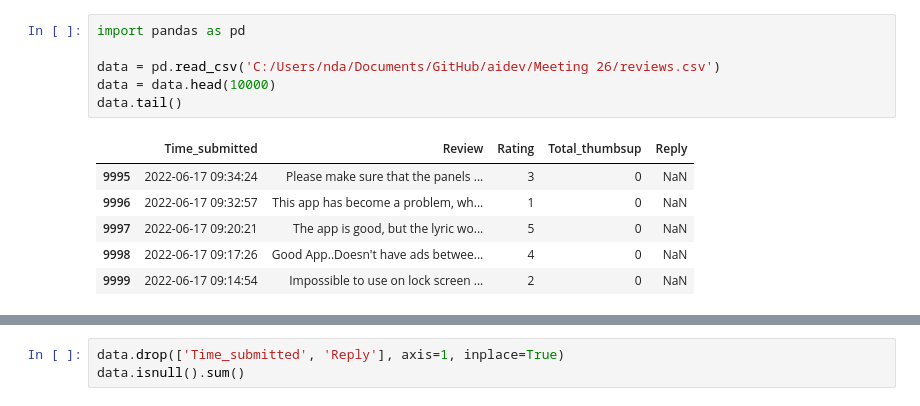
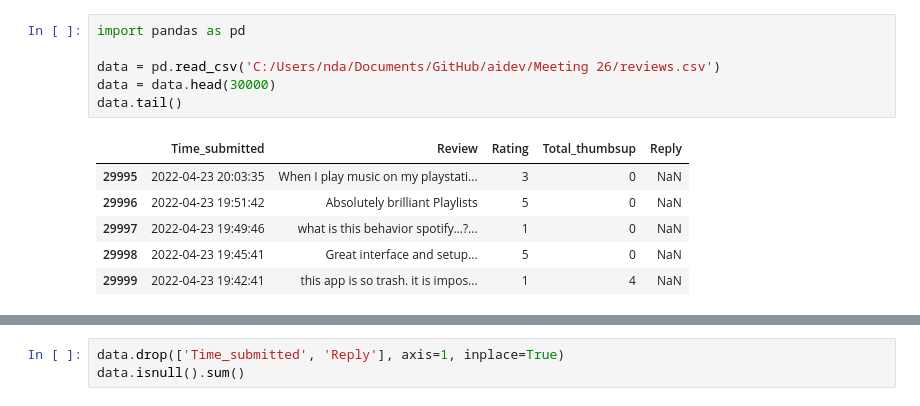
Before and after one commit to nda-268/aidev, a Jupyter notebook: Meeting 26/main.ipynb, the cells around one changed output, grey strips where cells are left out. Saved outputs shown, nothing was run; the diff lists cells and outputs as text.

```diff
--- a/Meeting 26/main.ipynb
+++ b/Meeting 26/main.ipynb
@@ -1,16 +1,16 @@
 # %%
 import pandas as pd
 
 data = pd.read_csv('C:/Users/nda/Documents/GitHub/aidev/Meeting 26/reviews.csv')
-data = data.head(10000)
+data = data.head(30000)
 data.tail()
 # %% [output]
 |  | Time_submitted | Review | Rating | Total_thumbsup | Reply |
-| 9995 | 2022-06-17 09:34:24 | Please make sure that the panels ... | 3 | 0 | NaN |
-| 9996 | 2022-06-17 09:32:57 | This app has become a problem, wh... | 1 | 0 | NaN |
-| 9997 | 2022-06-17 09:20:21 | The app is good, but the lyric wo... | 5 | 0 | NaN |
-| 9998 | 2022-06-17 09:17:26 | Good App..Doesn't have ads betwee... | 4 | 0 | NaN |
-| 9999 | 2022-06-17 09:14:54 | Impossible to use on lock screen ... | 2 | 0 | NaN |
+| 29995 | 2022-04-23 20:03:35 | When I play music on my playstati... | 3 | 0 | NaN |
+| 29996 | 2022-04-23 19:51:42 | Absolutely brilliant Playlists | 5 | 0 | NaN |
+| 29997 | 2022-04-23 19:49:46 | what is this behavior spotify...?... | 1 | 0 | NaN |
+| 29998 | 2022-04-23 19:45:41 | Great interface and setup... | 5 | 0 | NaN |
+| 29999 | 2022-04-23 19:42:41 | this app is so trash. it is impos... | 1 | 4 | NaN |
 # %%
 data.isnull().sum()
 # %% [output]
```
Also changed, not shown: parts of 20 cells of this notebook, 5 other files.
